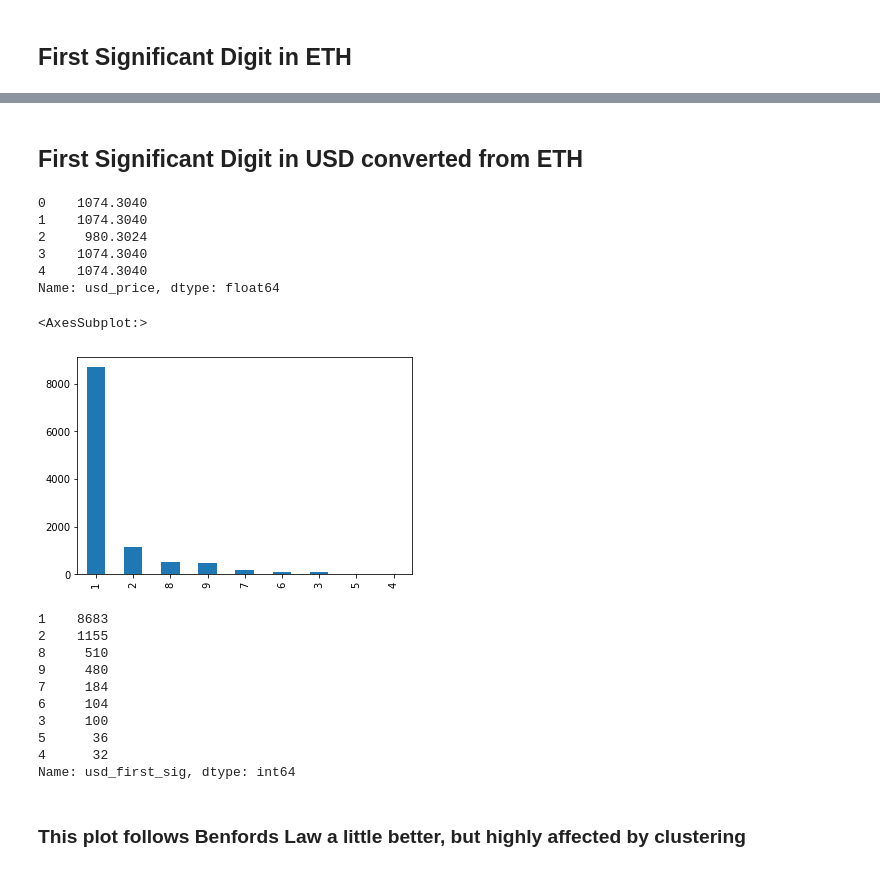
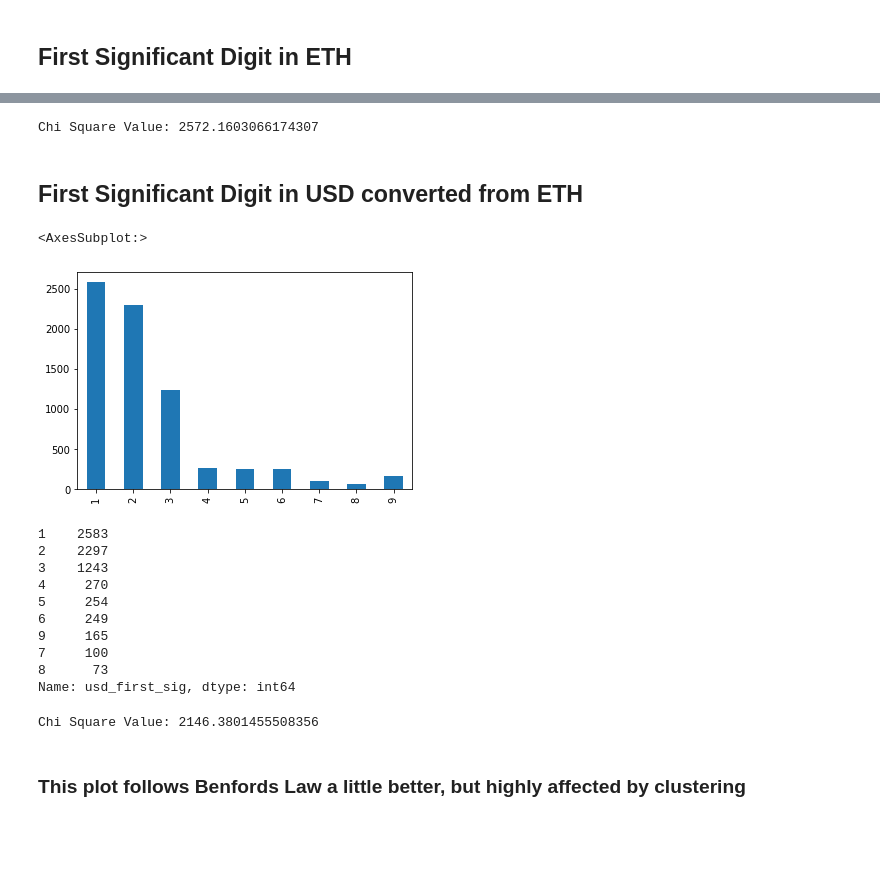
Before and after one commit to Cwolfe13/NFT-Wash-Analysis, a Jupyter notebook: benford.ipynb, the cells around one changed output, grey strips where cells are left out. Cells and saved outputs as stored; diff of their text form; code cells hidden in the pictures; blank space fills up the shorter version.

Commit message:
Added Chi Square test function for Benford analysis

```diff
--- a/benford.ipynb
+++ b/benford.ipynb
@@ -272,6 +315,7 @@ For chi squared test after this there is an 'expected value' that we need, need
 # %%
 #Load in another panda
-fomo_location = cwd + "/data/fomo_mofos.csv"
+#fomo_location = cwd + "/data/fomo_mofos.csv"
+fomo_location = cwd + "/data/creepz.csv"
 fomo = pd.read_csv(fomo_location, low_memory=False)
 # %%
 fomo = clean_panda(fomo)
@@ -320,3 +364,8 @@ fomo_first_counts.plot(kind='bar')
+# %%
+ChiSquare = BenfordChiTest(fomo_first_counts)
+print("Chi Square Value: " + str(ChiSquare)) # I'm getting massive Chi Square values
+# %% [output]
+Chi Square Value: 2572.1603066174307
 # %% [markdown]
 ## First Significant Digit in USD converted from ETH
 # %%
@@ -327,33 +376,32 @@ def make_usdprice(adj_price, payment_token_eth_price):
     return series
 # %%
 fomo['usd_price'] = make_usdprice(fomo['adj_price'], fomo['payment_token_usd_price'])
-# %% [output]
-0    1074.3040
-1    1074.3040
-2     980.3024
-3    1074.3040
-4    1074.3040
-Name: usd_price, dtype: float64
 # %%
 fomo['usd_first_sig'] = make_first_sig(fomo['usd_price'])
 # %%
-fomo['usd_first_sig'].value_counts().plot(kind='bar')
+fomo['usd_first_sig'].value_counts().sort_index().plot(kind='bar')
 # %% [output]
 <AxesSubplot:>
-[figure, old version]
+[figure, new version]
 # %%
 fomo['usd_first_sig'].value_counts()
 # %% [output]
-1    8683
-2    1155
-8     510
-9     480
-7     184
-6     104
-3     100
-5      36
-4      32
+1    2583
+2    2297
+3    1243
+4     270
+5     254
+6     249
+9     165
+7     100
+8      73
 Name: usd_first_sig, dtype: int64
+# %%
+ChiSquare = BenfordChiTest(fomo['usd_first_sig'].value_counts())
+sum(observed)
+print("Chi Square Value: " + str(ChiSquare)) # I'm getting massive Chi Square values
+# %% [output]
+Chi Square Value: 2146.3801455508356
 # %% [markdown]
 ### This plot follows Benfords Law a little better, but highly affected by clustering
 # %% [markdown]
```
Also changed, not shown: parts of 18 cells of this notebook.
